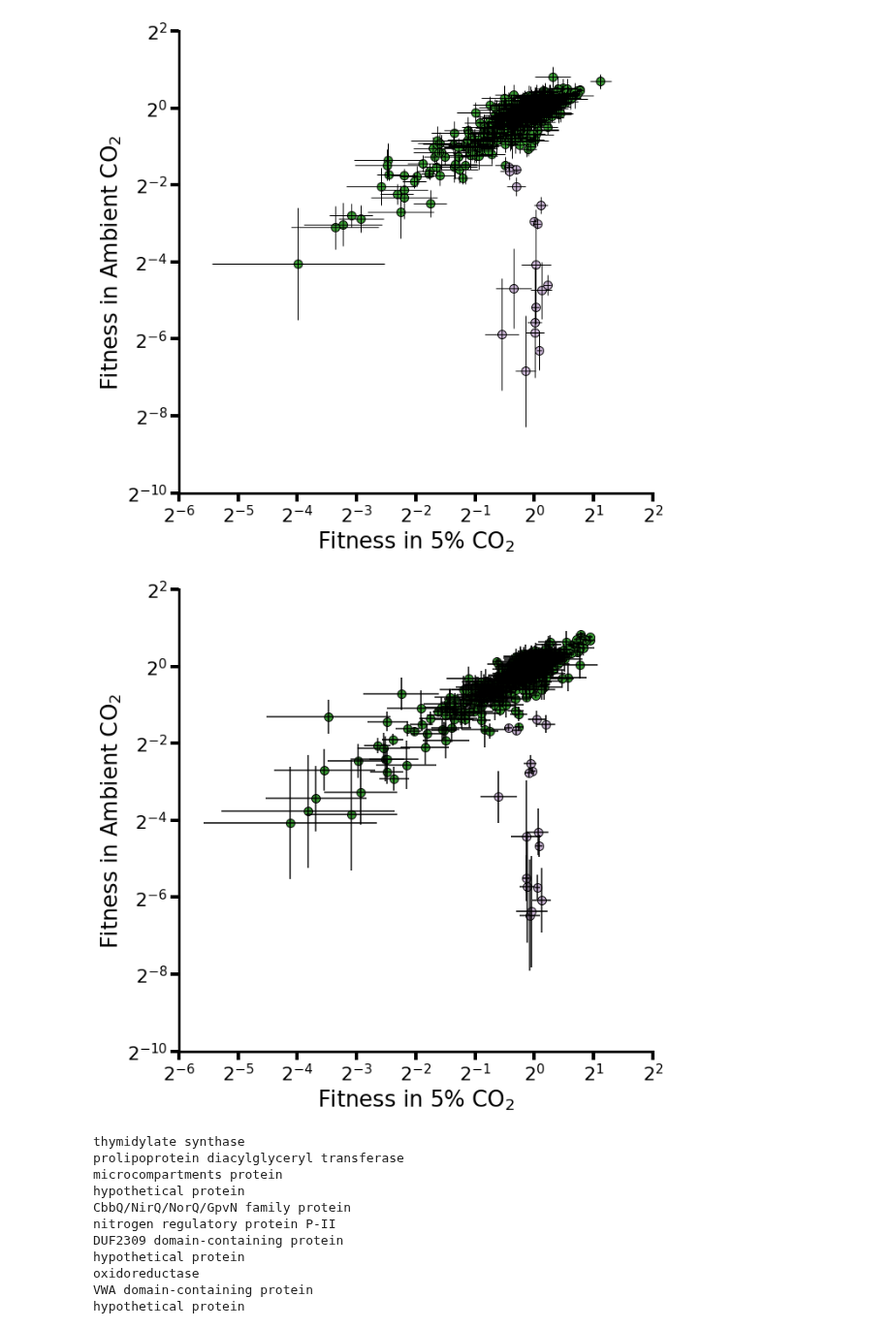
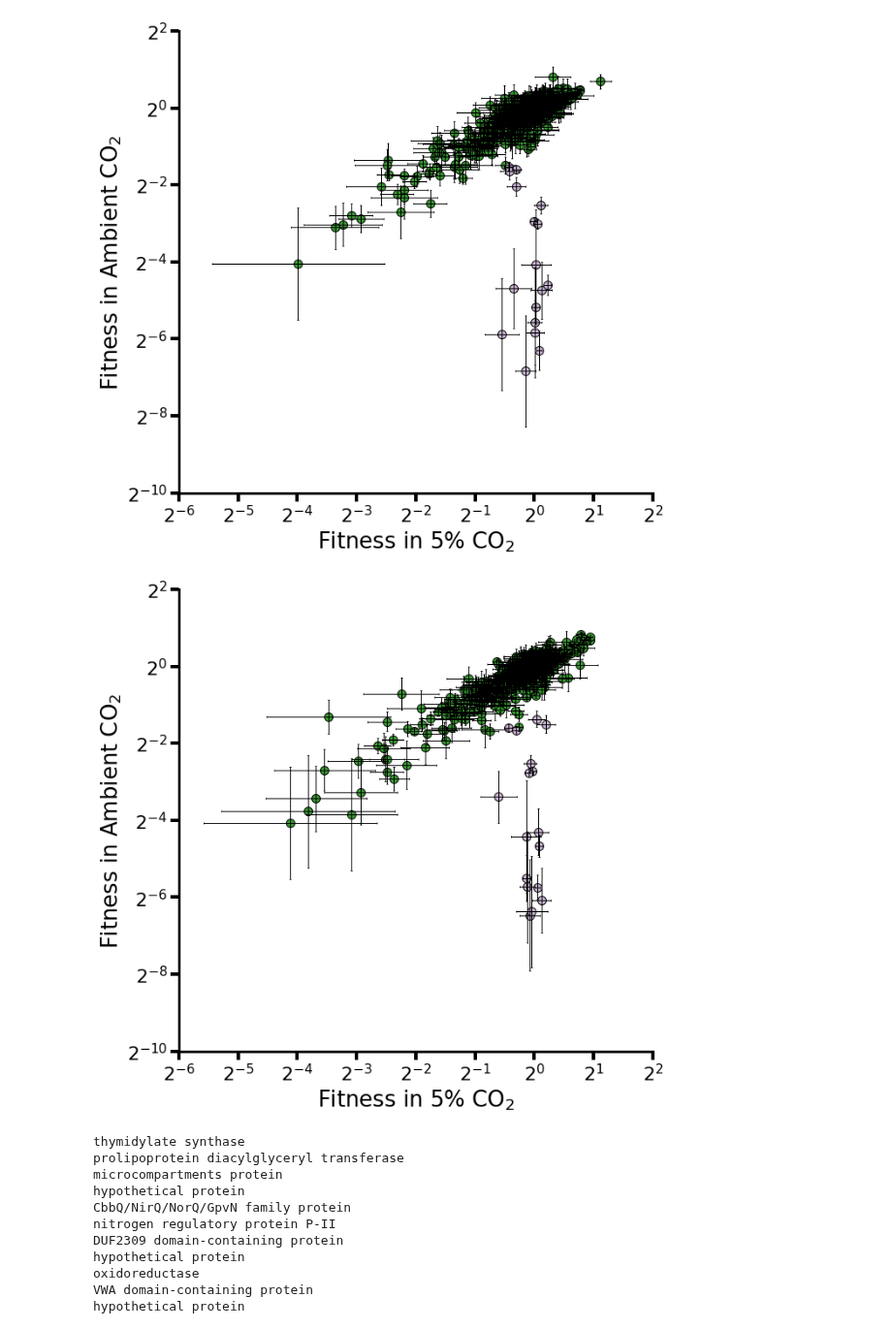
Before and after one commit to jackdesmarais/DabTransporterPaper, a Jupyter notebook: scripts/Figure 2 HCR genes.ipynb, the cells around one changed output. Shown at 97% size. Drawn from its saved outputs; the diff is of its cells as text; code cells hidden in the pictures.

Commit message:
Fixing error bars for sup fig HCR replicates so it has explicit line withs and cap sizes

```diff
--- a/scripts/Figure 2 HCR genes.ipynb
+++ b/scripts/Figure 2 HCR genes.ipynb
@@ -313,37 +313,37 @@ fig,ax = plt.subplots(figsize=(10,10), frameon=False)
 
 plt.scatter(small_diff_df.HighCO2Log_2, small_diff_df.LowCO2Log_2, c=iCol, edgecolors='k', s=100)
 plt.scatter(big_diff_df.HighCO2Log_2, big_diff_df.LowCO2Log_2, c=aCol, edgecolors='k', s=100)
-plt.errorbar(small_log_df.HighCO2Log_2,small_log_df.LowCO2Log_2,ecolor='k',
+plt.errorbar(small_log_df.HighCO2Log_2,small_log_df.LowCO2Log_2,ecolor='k',elinewidth=1,capsize=1,
              xerr=small_log_df.HighCO2Err_2,yerr=small_log_df.LowCO2Err_2, linestyle="None")
 
 
 plt.xlabel('Fitness in 5% CO$_2$')
 plt.ylabel('Fitness in Ambient CO$_2$')
 plt.tick_params(axis='both', direction='out', bottom='on', left='on', top='off', right='off',
                 length=10, width=4)
 ax.spines['right'].set_visible(False)
 ax.spines['top'].set_visible(False)
 
 # Only show ticks on the left and bottom spines
 ax.yaxis.set_ticks_position('left')
 ax.xaxis.set_ticks_position('bottom')
 
 # change axis weight
 ax.spines['left'].set_linewidth(3)
 ax.spines['bottom'].set_linewidth(3)
 
 locs,labels = plt.xticks()
 ticks=['2$^{'+str(int(x))+'}$' for x in locs]
 plt.xticks(locs, ticks, fontsize=22)
 
 locs,labels = plt.yticks()
 ticks=['2$^{'+str(int(x))+'}$' for x in locs]
 plt.yticks(locs,ticks, fontsize=22)
 
 plt.savefig('fig2/rep2_fitness_sup.eps',format='eps',bbox_inches='tight')
 plt.show()
 # %% [output]
-[figure, old version]
+[figure, new version]
 # %%
 # TODO(JD): put annotations in here for figures below.
 short_names = {'HNEAP_RS04610': 'ParA',
```
Also changed, not shown: parts of 1 cell of this notebook.
